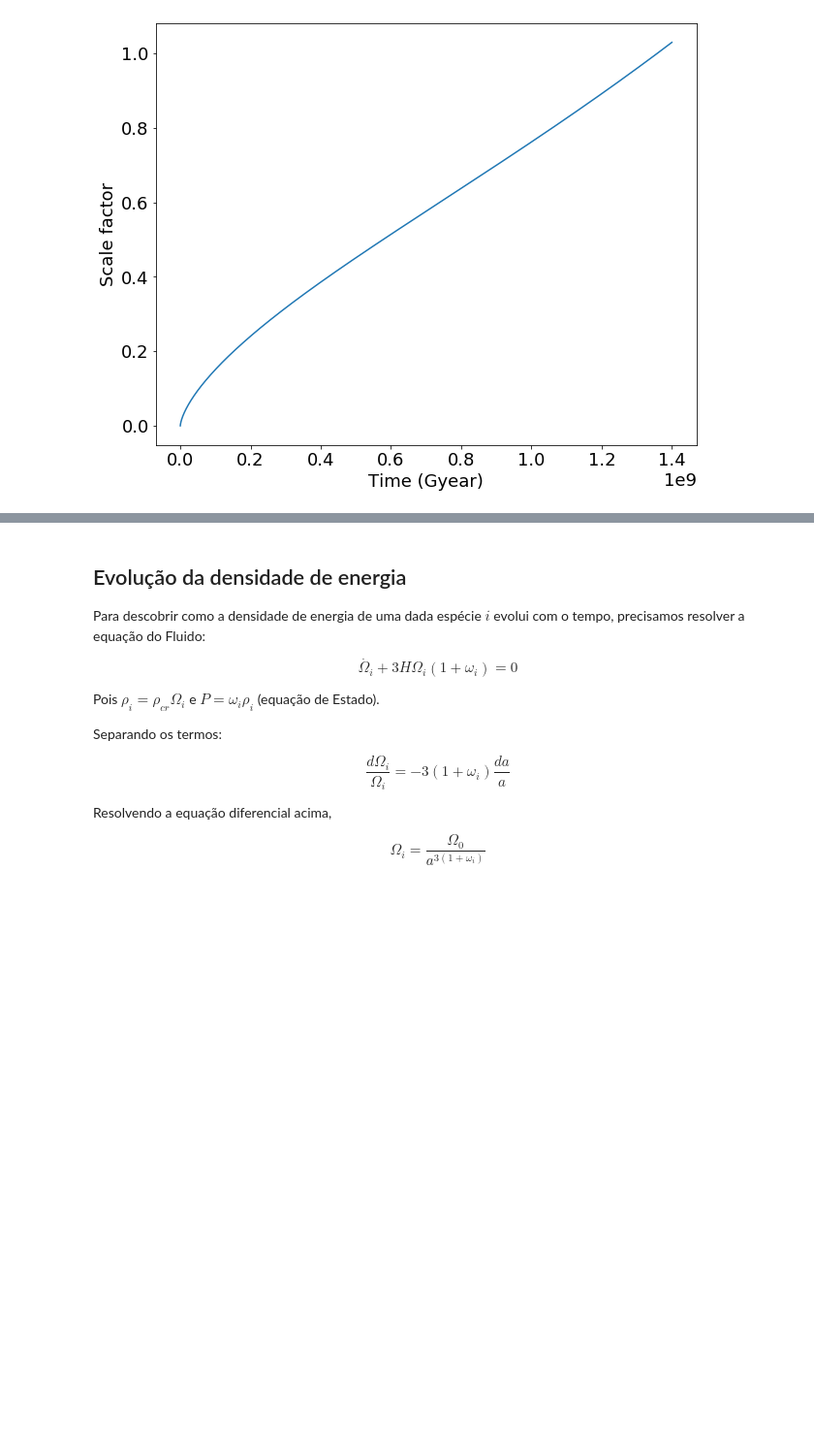
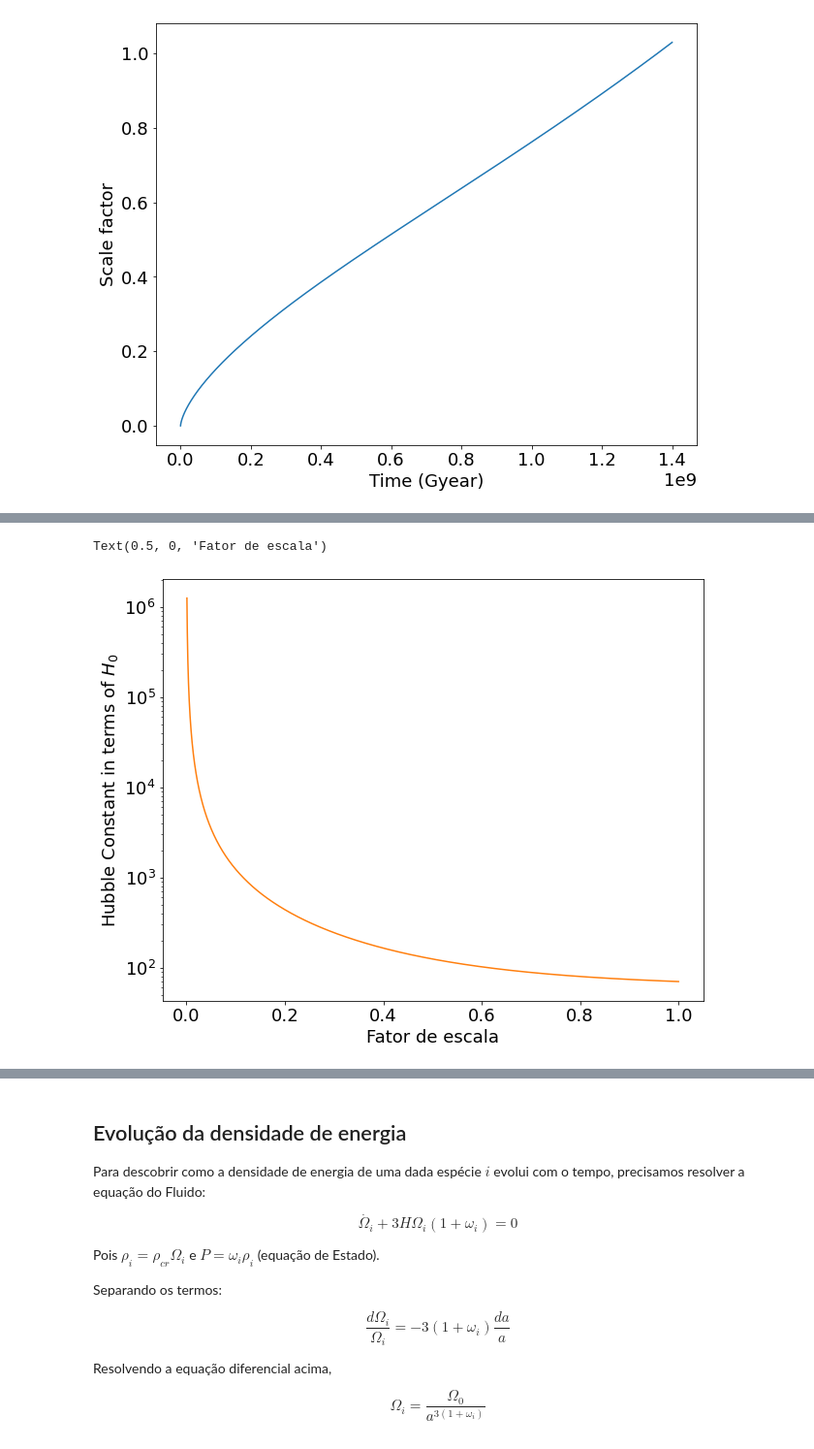
Before and after one commit to Corbanez97/Angular-correlation-CMB, a Jupyter notebook: UFE.ipynb, the cells around one changed output, grey strips where cells are left out. Shown at 97% size. Saved outputs shown, nothing was run; the diff lists cells and outputs as text; code cells hidden in the pictures; blank space fills up the shorter version.

```diff
--- a/UFE.ipynb
+++ b/UFE.ipynb
@@ -84,3 +84,24 @@ Text(0, 0.5, 'Scale factor')
+# %%
+a = []
+Hubble = []
+
+#H(a), a equação acima#
+
+def H_a(H_0, O_m, O_r, O_L, i):
+    return (H_0)*((O_r)*(i**(-4)) + (O_m)*(i**(-3)) + O_L)**0.5
+
+for i in np.arange(0.001, 1, 0.0001):
+    a.append(i)
+    H = H_a(H_0, Omega_m, Omega_r, Omega_L, i)
+    Hubble.append(H)
+
+plt.plot(a, Hubble, "C1")
+plt.yscale('log')
+plt.ylabel('Hubble Constant in terms of $H_0$')
+plt.xlabel('Fator de escala')
+# %% [output]
+Text(0.5, 0, 'Fator de escala')
+[figure, added]
 # %% [markdown]
 ## Contante de Hubble em função do redshift
 
```
Also changed, not shown: parts of 6 cells of this notebook.
